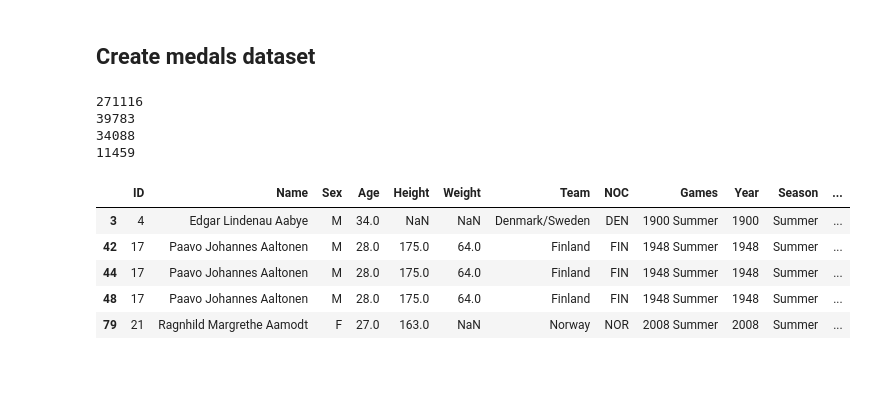
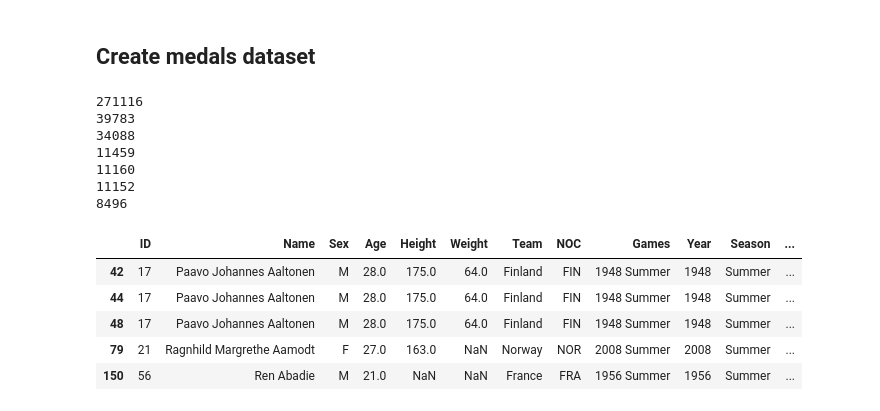
Before and after one commit to ivanvmoreno/correctness-model-internals, a Jupyter notebook: notebooks/generate_datasets.ipynb, the cells around one changed output. Cells and saved outputs as stored; diff of their text form; code cells hidden in the pictures; blank space fills up the shorter version.

Commit message:
changes in medals ds

```diff
--- a/notebooks/generate_datasets.ipynb
+++ b/notebooks/generate_datasets.ipynb
@@ -206,24 +287,33 @@ football.to_csv("../mydatasets/football_leagues.csv", index=False)
 # %%
 medals_raw = pd.read_csv("../mydatasets_raw/olympic_medals.csv")
 print(len(medals_raw))
 medals_raw = medals_raw[medals_raw.apply(lambda row : isinstance(row['Medal'], str), axis=1)]
 print(len(medals_raw))
 medals_raw = medals_raw[medals_raw.apply(lambda row : row['Season'] == 'Summer', axis=1)]
 print(len(medals_raw))
 medals_raw = medals_raw[medals_raw.apply(lambda row : row['Medal'] == 'Gold', axis=1)]
 print(len(medals_raw))
+medals_raw = medals_raw[medals_raw.apply(lambda row : '-' not in row['Team'], axis=1)]
+print(len(medals_raw))
+medals_raw = medals_raw[medals_raw.apply(lambda row : '/' not in row['Team'], axis=1)]
+print(len(medals_raw))
+medals_raw = medals_raw[medals_raw.apply(lambda row : row['Team'] not in no_countries, axis=1)]
+print(len(medals_raw))
 medals_raw.head()
 # %% [output]
 271116
 39783
 34088
 11459
+11160
+11152
+8496
 |  | ID | Name | Sex | Age | Height | Weight | Team | NOC | Games | Year | Season | ... |
-| 3 | 4 | Edgar Lindenau Aabye | M | 34.0 | NaN | NaN | Denmark/Sweden | DEN | 1900 Summer | 1900 | Summer | ... |
 | 42 | 17 | Paavo Johannes Aaltonen | M | 28.0 | 175.0 | 64.0 | Finland | FIN | 1948 Summer | 1948 | Summer | ... |
 | 44 | 17 | Paavo Johannes Aaltonen | M | 28.0 | 175.0 | 64.0 | Finland | FIN | 1948 Summer | 1948 | Summer | ... |
 | 48 | 17 | Paavo Johannes Aaltonen | M | 28.0 | 175.0 | 64.0 | Finland | FIN | 1948 Summer | 1948 | Summer | ... |
 | 79 | 21 | Ragnhild Margrethe Aamodt | F | 27.0 | 163.0 | NaN | Norway | NOR | 2008 Summer | 2008 | Summer | ... |
+| 150 | 56 | Ren Abadie | M | 21.0 | NaN | NaN | France | FRA | 1956 Summer | 1956 | Summer | ... |
 # %%
 medals = pd.DataFrame(columns=["question", "answer", "filtered_answer", "correct_answer", "is_correct"])
 for index, row in medals_raw.iterrows():
```
Also changed, not shown: parts of 3 cells of this notebook, 1 other file.
